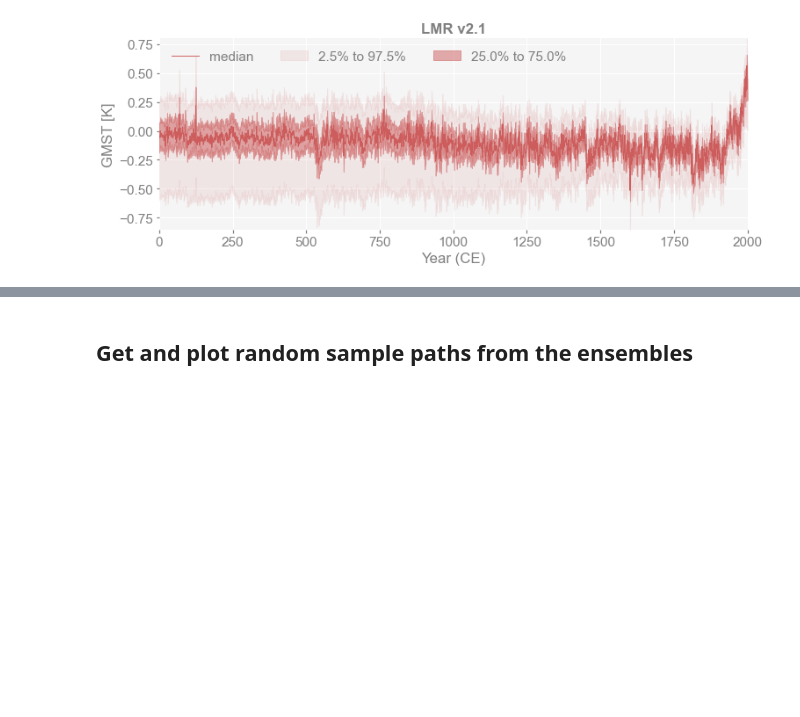
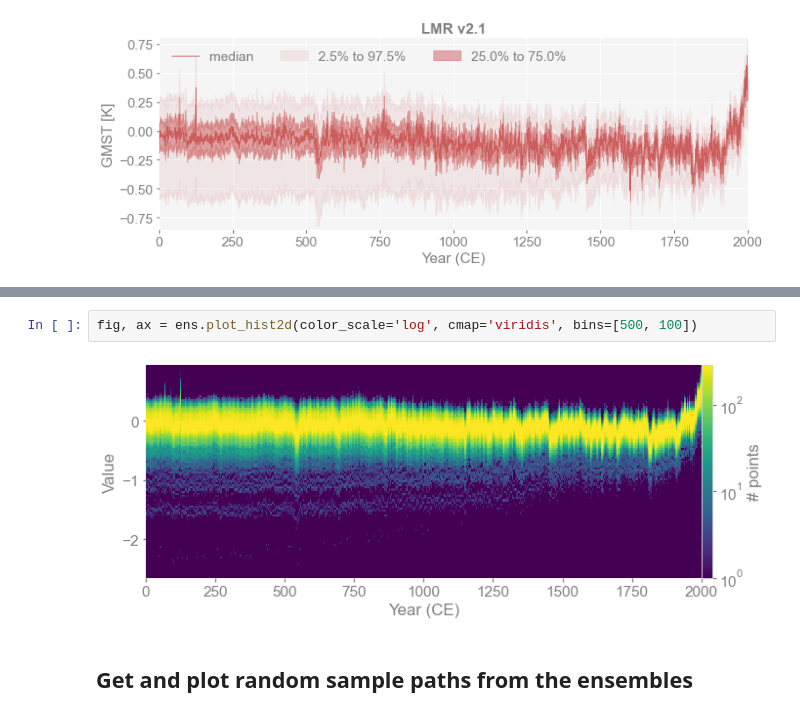
Before and after one commit to LinkedEarth/pens, a Jupyter notebook: docsrc/notebooks/quickstart.ipynb, the cells around one changed output, grey strips where cells are left out. Saved outputs shown, nothing was run; the diff lists cells and outputs as text; blank space fills up the shorter version.

```diff
--- a/docsrc/notebooks/quickstart.ipynb
+++ b/docsrc/notebooks/quickstart.ipynb
@@ -29,3 +35,7 @@ fig, ax = ens.plot_qs(ylabel='GMST [K]', title='LMR v2.1')
+# %%
+fig, ax = ens.plot_hist2d(color_scale='log', cmap='viridis', bins=[500, 100])
+# %% [output]
+[figure, added]
 # %% [markdown]
 ## Get and plot random sample paths from the ensembles
 # %%
```
Also changed, not shown: parts of 2 cells of this notebook, 2 other files.
